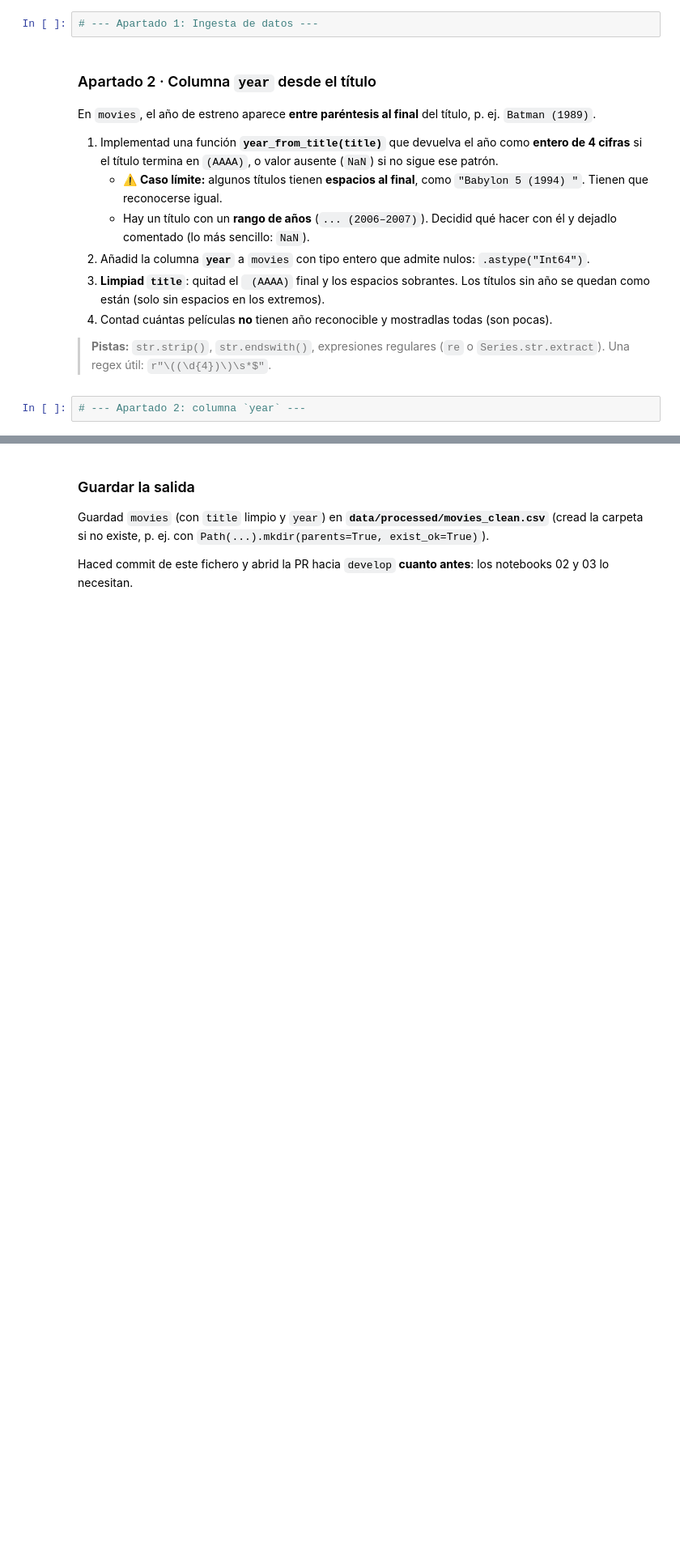
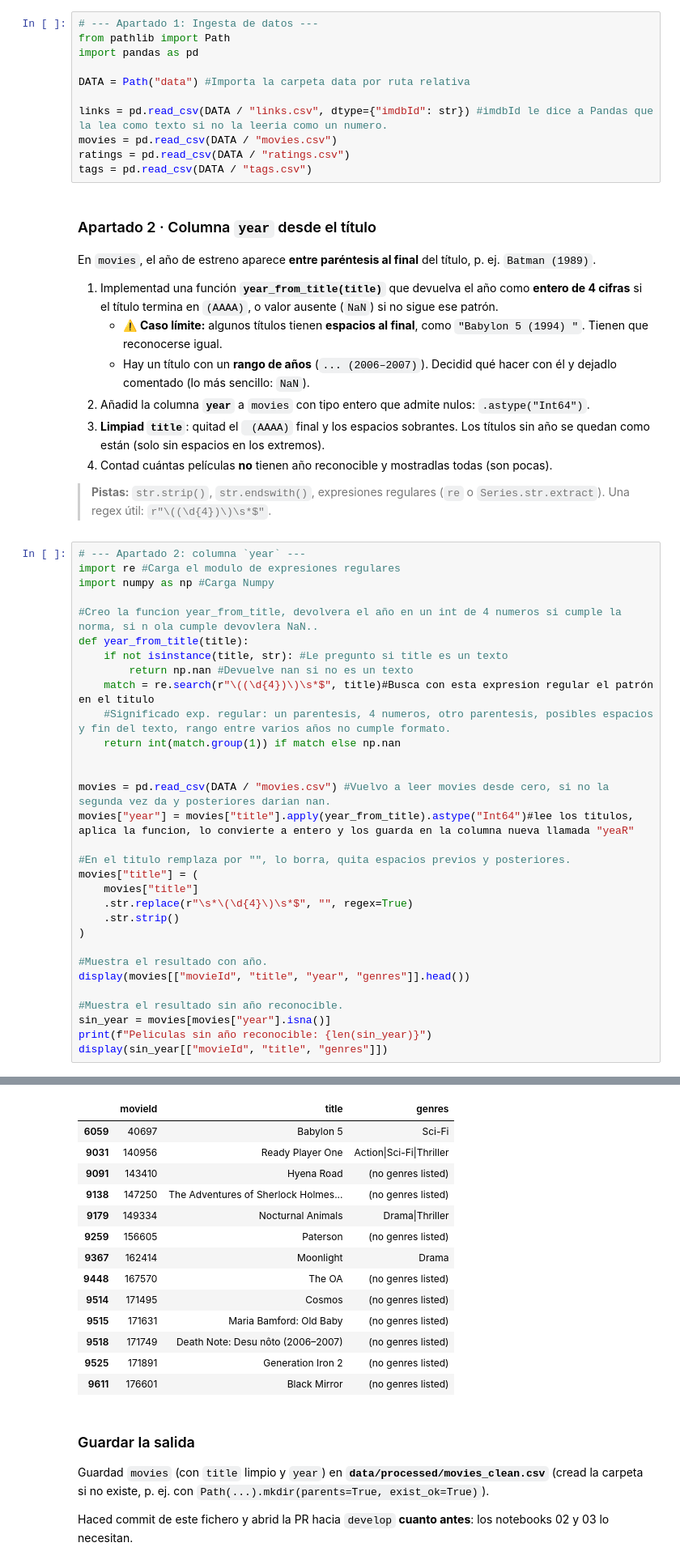
Before and after one commit to JaviRoma1984/tc-catalogo-peliculas, a Jupyter notebook: 01_ingesta_limpieza.ipynb, the cells around one changed output, grey strips where cells are left out. Shown at 81% size. Saved outputs shown, nothing was run; the diff lists cells and outputs as text; blank space fills up the shorter version.

Commit message:
feat: ingesta y limpieza de movies, columna year y movies_clean.csv

```diff
--- a/01_ingesta_limpieza.ipynb
+++ b/01_ingesta_limpieza.ipynb
@@ -23,6 +23,15 @@ Cargáis los cuatro CSV, los inspeccionáis y creáis la columna `year` a partir
 > **Pista:** `imdbId` tiene ceros a la izquierda (`0114709`) que Pandas elimina al leerlo como número. No lo necesitáis en este reto, pero si quisierais construir URLs de IMDb tendríais que leerlo con `dtype={"imdbId": str}`.
 # %%
 # --- Apartado 1: Ingesta de datos ---
+from pathlib import Path
+import pandas as pd
+
+DATA = Path("data") #Importa la carpeta data por ruta relativa
+
+links = pd.read_csv(DATA / "links.csv", dtype={"imdbId": str}) #imdbId le dice a Pandas que la lea como texto si no la leeria como un numero.
+movies = pd.read_csv(DATA / "movies.csv")
+ratings = pd.read_csv(DATA / "ratings.csv")
+tags = pd.read_csv(DATA / "tags.csv")
 # %% [markdown]
 ### Apartado 2 · Columna `year` desde el título
 
@@ -38,3 +47,33 @@ En `movies`, el año de estreno aparece **entre paréntesis al final** del títu
 > **Pistas:** `str.strip()`, `str.endswith()`, expresiones regulares (`re` o `Series.str.extract`). Una regex útil: `r"\((\d{4})\)\s*$"`.
 # %%
 # --- Apartado 2: columna `year` ---
+import re #Carga el modulo de expresiones regulares
+import numpy as np #Carga Numpy
+
+#Creo la funcion year_from_title, devolvera el año en un int de 4 numeros si cumple la norma, si n ola cumple devovlera NaN..
+def year_from_title(title):
+    if not isinstance(title, str): #Le pregunto si title es un texto
+        return np.nan #Devuelve nan si no es un texto
+    match = re.search(r"\((\d{4})\)\s*$", title)#Busca con esta expresion regular el patrón en el titulo
+    #Significado exp. regular: un parentesis, 4 numeros, otro parentesis, posibles espacios y fin del texto, rango entre varios años no cumple formato.
+    return int(match.group(1)) if match else np.nan
+
+
+movies = pd.read_csv(DATA / "movies.csv") #Vuelvo a leer movies desde cero, si no la segunda vez da y posteriores darian nan.
+movies["year"] = movies["title"].apply(year_from_title).astype("Int64")#lee los titulos, aplica la funcion, lo convierte a entero y los guarda en la columna nueva llamada "yeaR"
+
+#En el titulo remplaza por "", lo borra, quita espacios previos y posteriores.
+movies["title"] = (
+    movies["title"]
+    .str.replace(r"\s*\(\d{4}\)\s*$", "", regex=True)
+    .str.strip()
+)
+
+#Muestra el resultado con año.
+display(movies[["movieId", "title", "year", "genres"]].head())
+
+#Muestra el resultado sin año reconocible.
+sin_year = movies[movies["year"].isna()]
+print(f"Peliculas sin año reconocible: {len(sin_year)}")
+display(sin_year[["movieId", "title", "genres"]])
+# %% [output]
@@ -41,3 +87,17 @@ En `movies`, el año de estreno aparece **entre paréntesis al final** del títu
+|  | movieId | title | genres |
+| 6059 | 40697 | Babylon 5 | Sci-Fi |
+| 9031 | 140956 | Ready Player One | Action|Sci-Fi|Thriller |
+| 9091 | 143410 | Hyena Road | (no genres listed) |
+| 9138 | 147250 | The Adventures of Sherlock Holmes... | (no genres listed) |
+| 9179 | 149334 | Nocturnal Animals | Drama|Thriller |
+| 9259 | 156605 | Paterson | (no genres listed) |
+| 9367 | 162414 | Moonlight | Drama |
+| 9448 | 167570 | The OA | (no genres listed) |
+| 9514 | 171495 | Cosmos | (no genres listed) |
+| 9515 | 171631 | Maria Bamford: Old Baby | (no genres listed) |
+| 9518 | 171749 | Death Note: Desu nôto (2006–2007) | (no genres listed) |
+| 9525 | 171891 | Generation Iron 2 | (no genres listed) |
+| 9611 | 176601 | Black Mirror | (no genres listed) |
 # %% [markdown]
 ### Guardar la salida
 
```
Also changed, not shown: parts of 2 cells of this notebook, 1 other file.
